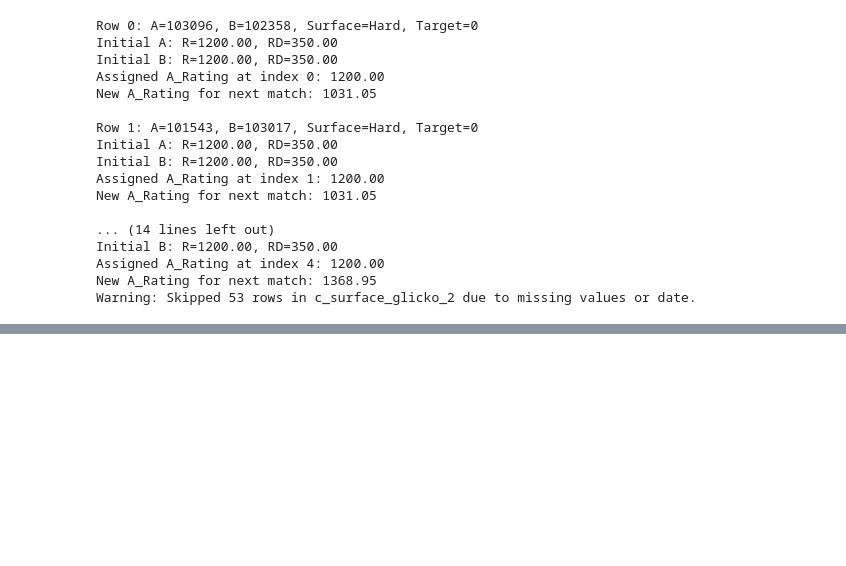
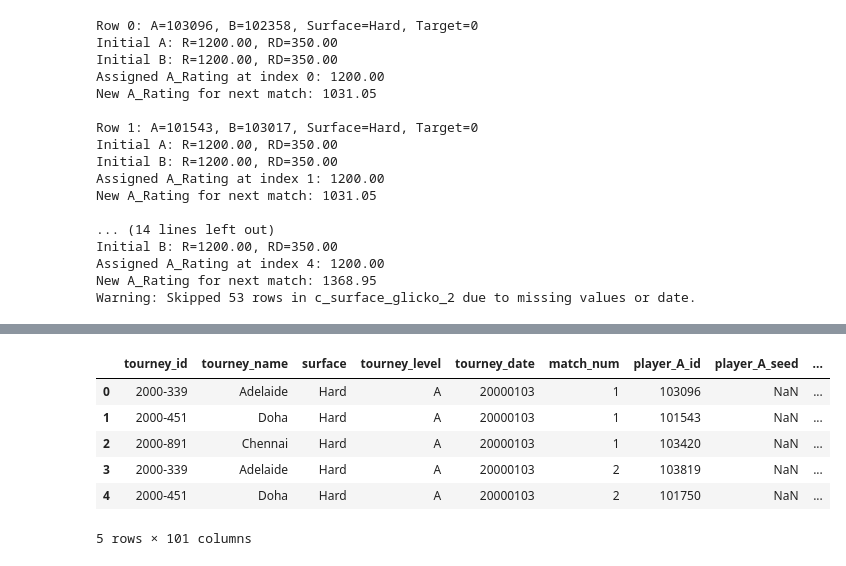
Before and after one commit to rbravez/tennis, a Jupyter notebook: notebook.ipynb, the cells around one changed output, grey strips where cells are left out. Cells and saved outputs as stored; diff of their text form; code cells hidden in the pictures; blank space fills up the shorter version.

```diff
--- a/notebook.ipynb
+++ b/notebook.ipynb
@@ -112,0 +276,2 @@ df
+# %%
+df = df.copy().dropna()
@@ -112,0 +283,10 @@ df
+# %%
+df.head()
+# %% [output]
+|  | tourney_id | tourney_name | surface | tourney_level | tourney_date | match_num | player_A_id | player_A_seed | ... |
+| 0 | 2000-339 | Adelaide | Hard | A | 20000103 | 1 | 103096 | NaN | ... |
+| 1 | 2000-451 | Doha | Hard | A | 20000103 | 1 | 101543 | NaN | ... |
+| 2 | 2000-891 | Chennai | Hard | A | 20000103 | 1 | 103420 | NaN | ... |
+| 3 | 2000-339 | Adelaide | Hard | A | 20000103 | 2 | 103819 | NaN | ... |
+| 4 | 2000-451 | Doha | Hard | A | 20000103 | 2 | 101750 | NaN | ... |
+5 rows × 101 columns
```
Also changed, not shown: parts of 22 cells of this notebook, 3 other files.
